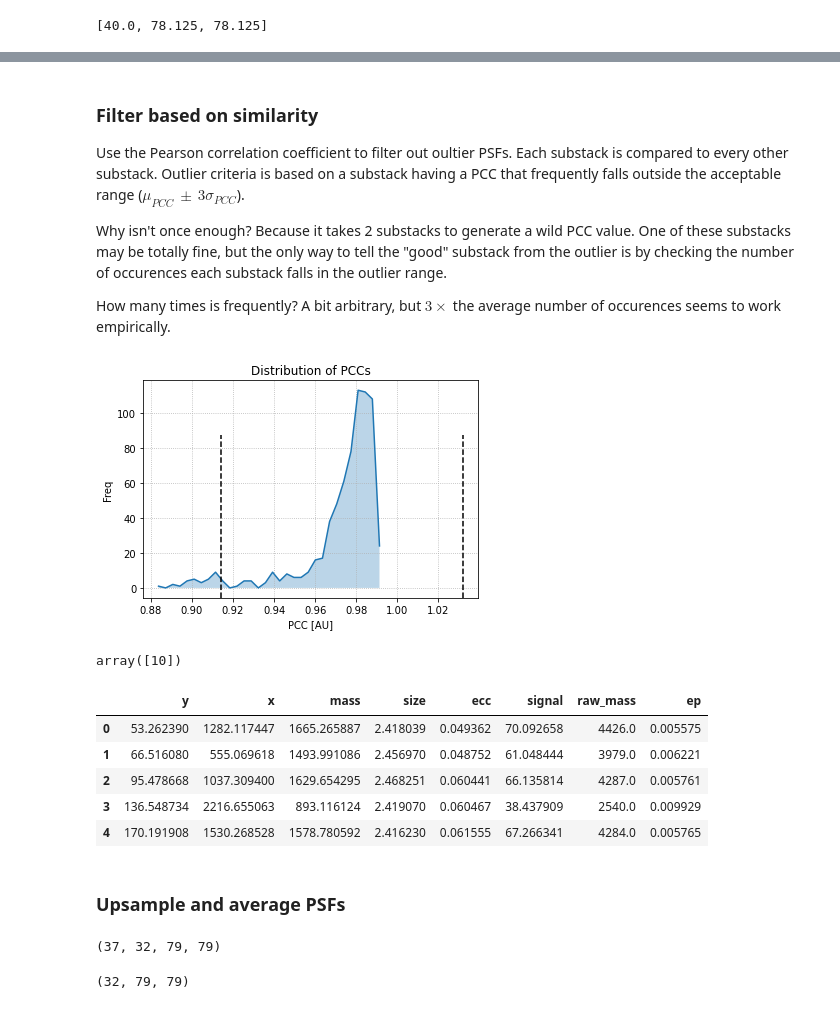
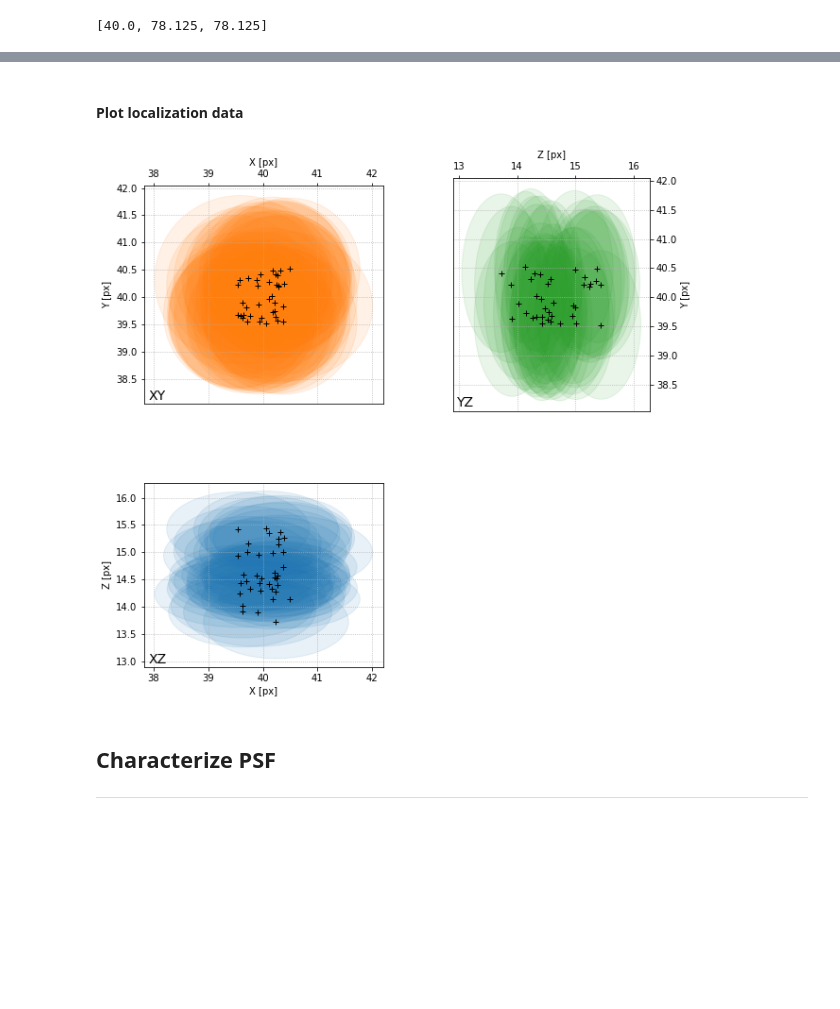
Before and after one commit to hoogenboom-group/PSF-Extractor, a Jupyter notebook: notebooks/walkthrough.ipynb, the cells around one changed output, grey strips where cells are left out. Drawn from its saved outputs; the diff is of its cells as text; code cells hidden in the pictures; blank space fills up the shorter version.

```diff
--- a/notebooks/walkthrough.ipynb
+++ b/notebooks/walkthrough.ipynb
@@ -355,7 +453,0 @@ df_.head()
-# %% [markdown]
-### Filter based on similarity
-Use the Pearson correlation coefficient to filter out oultier PSFs. Each substack is compared to every other substack. Outlier criteria is based on a substack having a PCC that frequently falls outside the acceptable range ($\mu_{PCC} \,\pm\, 3\sigma_{PCC}$).
-
-Why isn't once enough? Because it takes 2 substacks to generate a wild PCC value. One of these substacks may be totally fine, but the only way to tell the "good" substack from the outlier is by checking the number of occurences each substack falls in the outlier range.
-
-How many times is frequently? A bit arbitrary, but $3\times$ the average number of occurences seems to work empirically.
@@ -386,47 +454,2 @@ pccs = np.array(pccs)
-# %%
-# Get distribution
-hist, bins = np.histogram(pccs, bins=32)
-bins = (bins[1:] + bins[:-1]) / 2
-
-# Outlier criteria
-pcc_min = pccs.mean() - 3*pccs.std()
-pcc_max = pccs.mean() + 3*pccs.std()
-
-# Plot distribution
-fig, ax = plt.subplots()
-ax.plot(bins, hist)
-ax.fill_between(bins, 0, hist, alpha=0.3)
-# Plot outlier range
-ax.axvline(pcc_min, ymax=0.75, color='k', ls='--')
-ax.axvline(pcc_max, ymax=0.75, color='k', ls='--')
-# Aesthetics
-ax.grid(ls=':')
-ax.set_xlabel('PCC [AU]')
-ax.set_ylabel('Freq')
-ax.set_title('Distribution of PCCs');
-# %% [output]
-[figure, removed]
-# %%
-# Get indices of candidate outliers
-suspects_i = np.argwhere((pccs < pcc_min) |\
-                         (pccs > pcc_max))
-# Convert to indices of substack pairs
-suspects_ij = np.array(ij)[suspects_i[:, 0]]
-
-# Determine frequency of out lying (?)
-i, counts = np.unique(suspects_ij, return_counts=True)
-outliers = i[counts > 3*counts.mean()]
-outliers
-# %% [output]
-array([10])
-# %%
-# Remove outliers
-df_features_ = df_features_.drop(outliers)
-df_features_.head()
-# %% [output]
-|  | y | x | mass | size | ecc | signal | raw_mass | ep |
-| 0 | 53.262390 | 1282.117447 | 1665.265887 | 2.418039 | 0.049362 | 70.092658 | 4426.0 | 0.005575 |
-| 1 | 66.516080 | 555.069618 | 1493.991086 | 2.456970 | 0.048752 | 61.048444 | 3979.0 | 0.006221 |
-| 2 | 95.478668 | 1037.309400 | 1629.654295 | 2.468251 | 0.060441 | 66.135814 | 4287.0 | 0.005761 |
-| 3 | 136.548734 | 2216.655063 | 893.116124 | 2.419070 | 0.060467 | 38.437909 | 2540.0 | 0.009929 |
-| 4 | 170.191908 | 1530.268528 | 1578.780592 | 2.416230 | 0.061555 | 67.266341 | 4284.0 | 0.005765 |
+# %% [markdown]
+#### Plot localization data
@@ -433,2 +458,7 @@ df_features_.head()
+# %%
+plot_psf_localizations(df_loc)
+# %% [output]
+[figure, added]
 # %% [markdown]
-### Upsample and average PSFs
+## Characterize PSF
+---
@@ -437,17 +464,0 @@ df_features_.head()
-# %%
-# Collect volumes for PSF
-psf_volumes = []
-for i, row in df_features_.iterrows():
-    psf_volumes.append(substacks[i])
-
-# Create total psf volume
-shape = np.mean([psf_vol.shape for psf_vol in psf_volumes], axis=0)
-# Should maybe do this earlier
-psf_tot = np.array([resize(psf_vol, shape) for psf_vol in psf_volumes])
-psf_tot.shape
-# %% [output]
-(37, 32, 79, 79)
-# %%
-np.sum(psf_tot, axis=0).shape
-# %% [output]
-(32, 79, 79)
```
Also changed, not shown: parts of 46 cells of this notebook, 1 other file.
